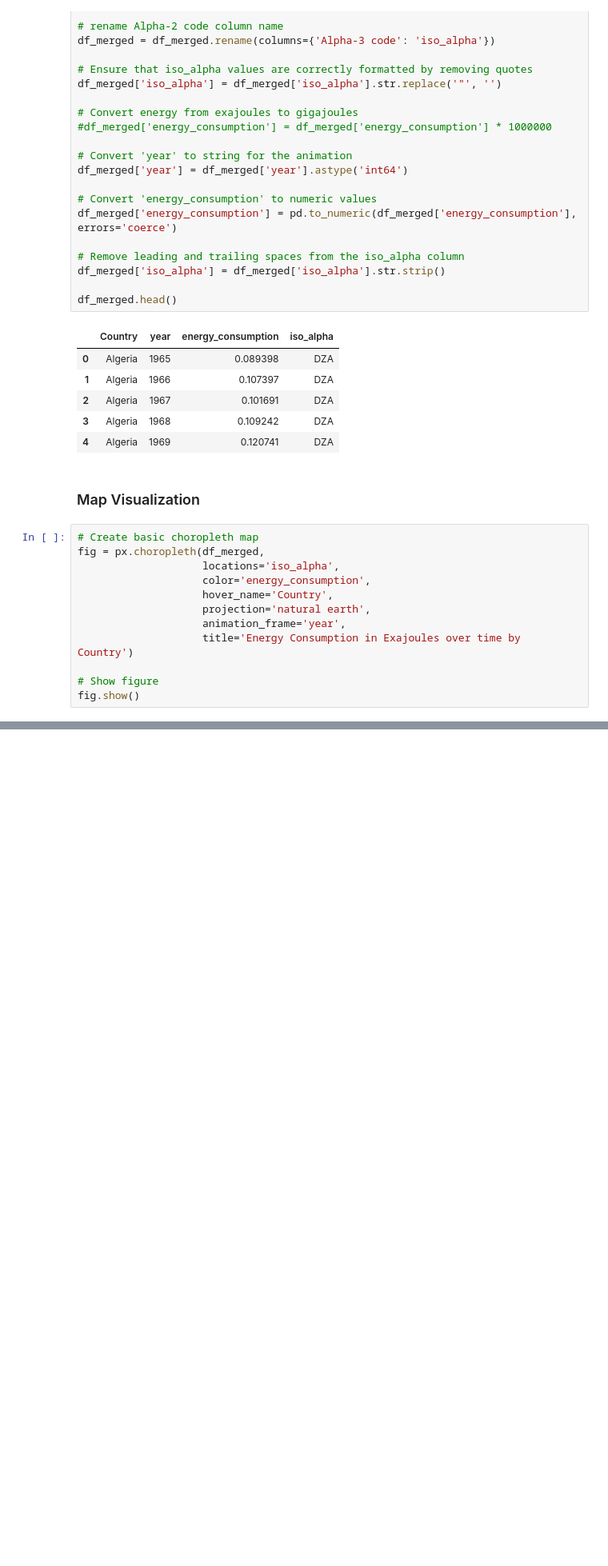
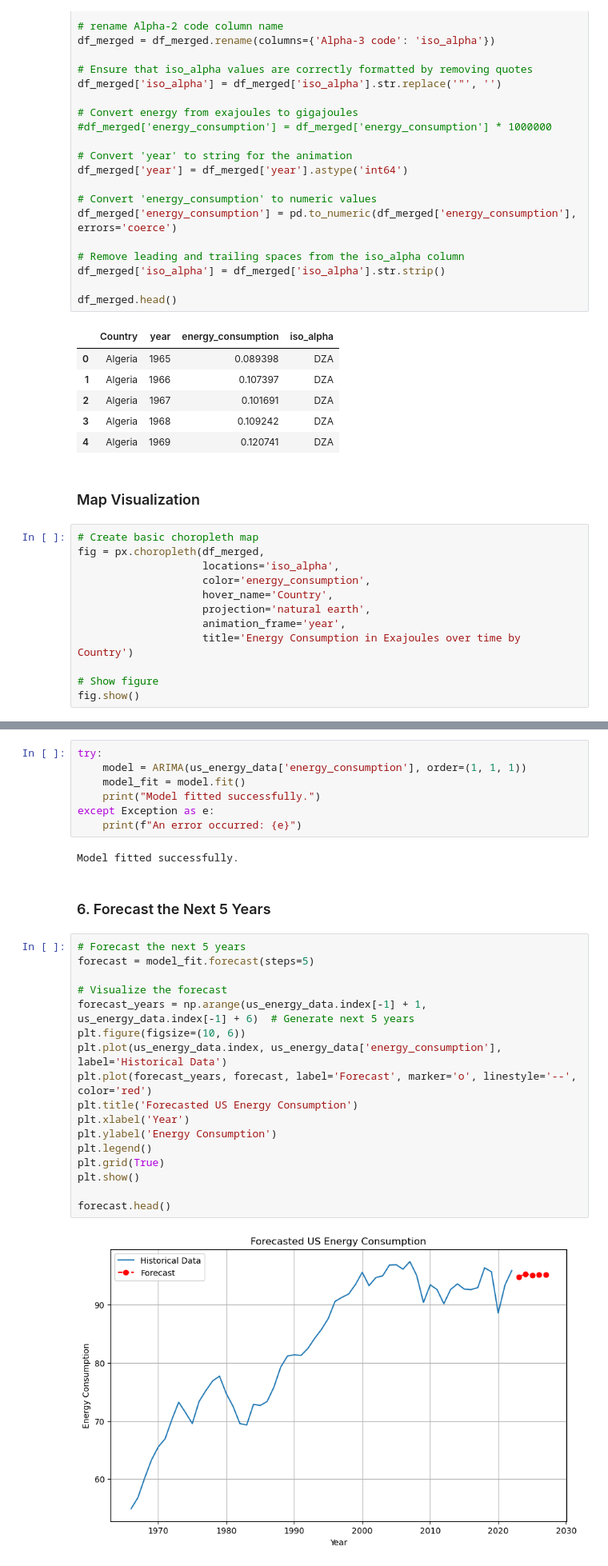
Before and after one commit to Yaq0ub/WorldEnergyData-Analysis, a Jupyter notebook: primaryEnergyConsumption.ipynb, the cells around one changed output, grey strips where cells are left out. Shown at 80% size. Cells and saved outputs as stored; diff of their text form; blank space fills up the shorter version.

```diff
--- a/primaryEnergyConsumption.ipynb
+++ b/primaryEnergyConsumption.ipynb
@@ -340,0 +382,30 @@ dtype: int64
+# %%
+try:
+    model = ARIMA(us_energy_data['energy_consumption'], order=(1, 1, 1))
+    model_fit = model.fit()
+    print("Model fitted successfully.")
+except Exception as e:
+    print(f"An error occurred: {e}")
+# %% [output]
+Model fitted successfully.
+# %% [markdown]
+### 6. Forecast the Next 5 Years
+# %%
+# Forecast the next 5 years
+forecast = model_fit.forecast(steps=5)
+
+# Visualize the forecast
+forecast_years = np.arange(us_energy_data.index[-1] + 1, us_energy_data.index[-1] + 6)  # Generate next 5 years
+plt.figure(figsize=(10, 6))
+plt.plot(us_energy_data.index, us_energy_data['energy_consumption'], label='Historical Data')
+plt.plot(forecast_years, forecast, label='Forecast', marker='o', linestyle='--', color='red')
+plt.title('Forecasted US Energy Consumption')
+plt.xlabel('Year')
+plt.ylabel('Energy Consumption')
+plt.legend()
+plt.grid(True)
+plt.show()
+
+forecast.head()
+# %% [output]
+[figure, added]
```
Also changed, not shown: parts of 15 cells of this notebook.
